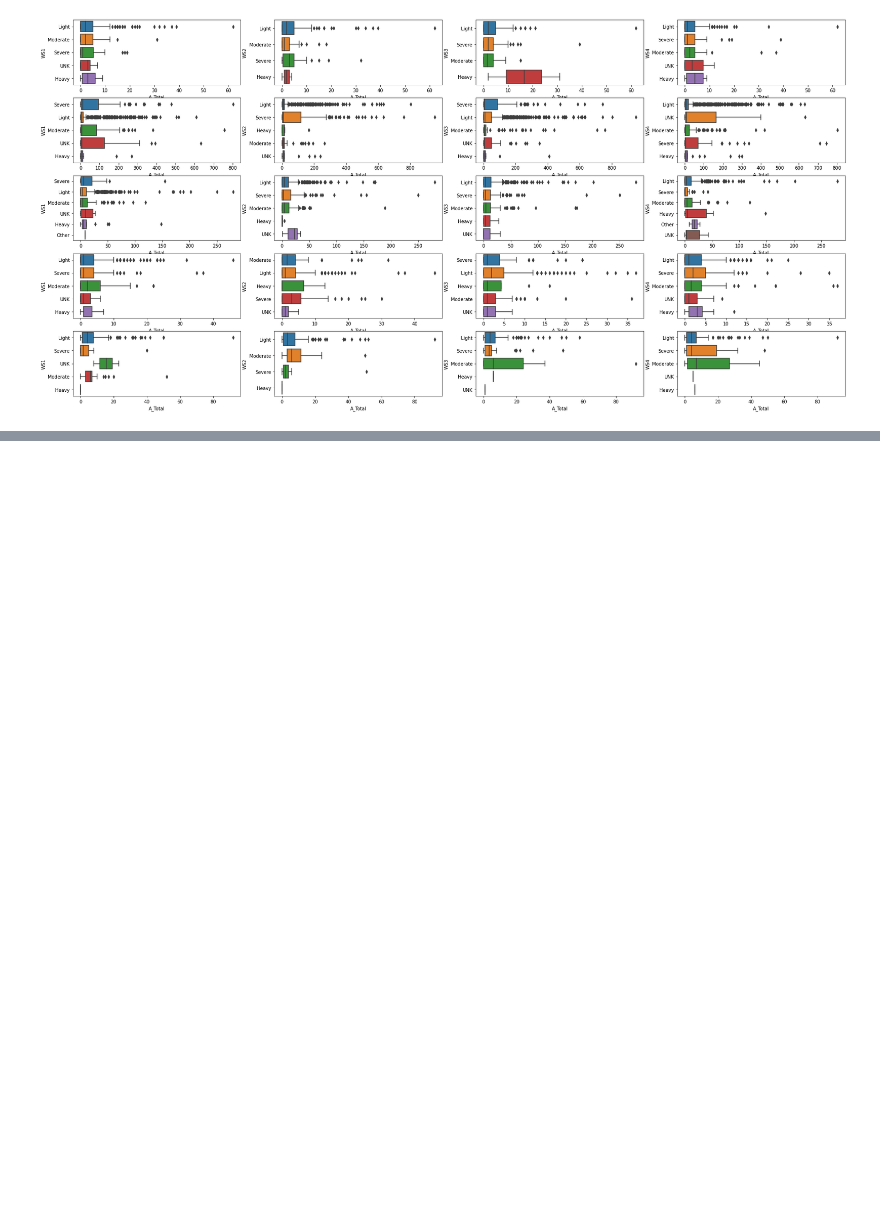
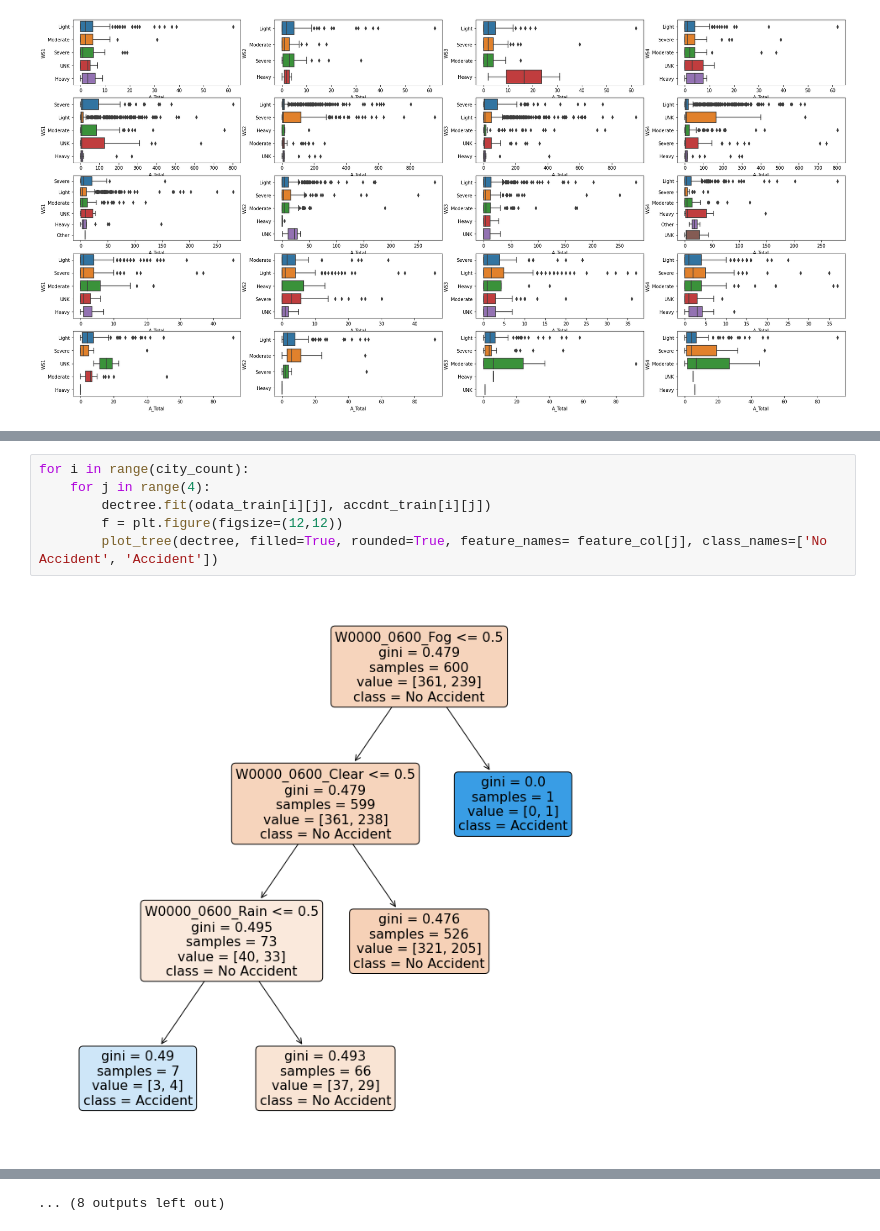
Before and after one commit to JarrelT/SC1015-Project-Ay2021, a Jupyter notebook: SC1015_Project.ipynb, the cells around one changed output, grey strips where cells are left out. Drawn from its saved outputs; the diff is of its cells as text; blank space fills up the shorter version.

```diff
--- a/SC1015_Project.ipynb
+++ b/SC1015_Project.ipynb
@@ -149,0 +239,8 @@ for i in range(city_count):
+# %%
+for i in range(city_count):
+	for j in range(4):
+		dectree.fit(odata_train[i][j], accdnt_train[i][j])
+		f = plt.figure(figsize=(12,12))
+		plot_tree(dectree, filled=True, rounded=True, feature_names= feature_col[j], class_names=['No Accident', 'Accident'])
+# %% [output]
+[figure, added]
@@ -149,0 +258 @@ for i in range(city_count):
+... (8 outputs left out)
```
Also changed, not shown: parts of 9 cells of this notebook.
